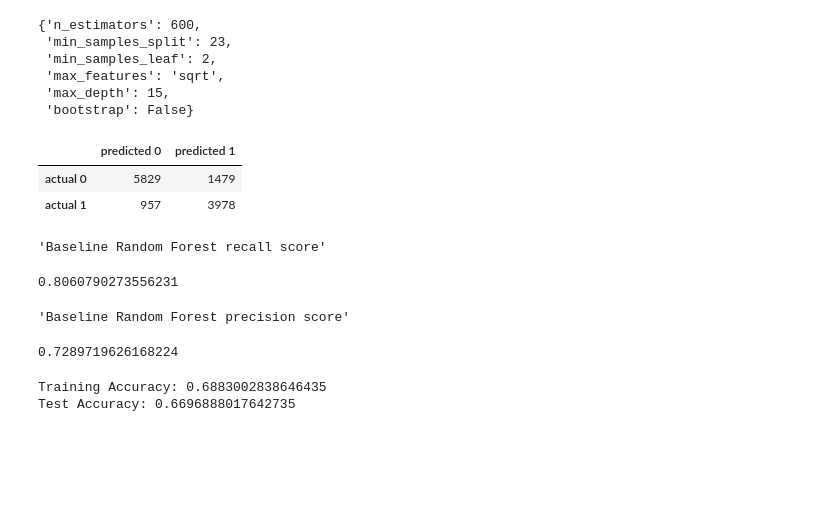
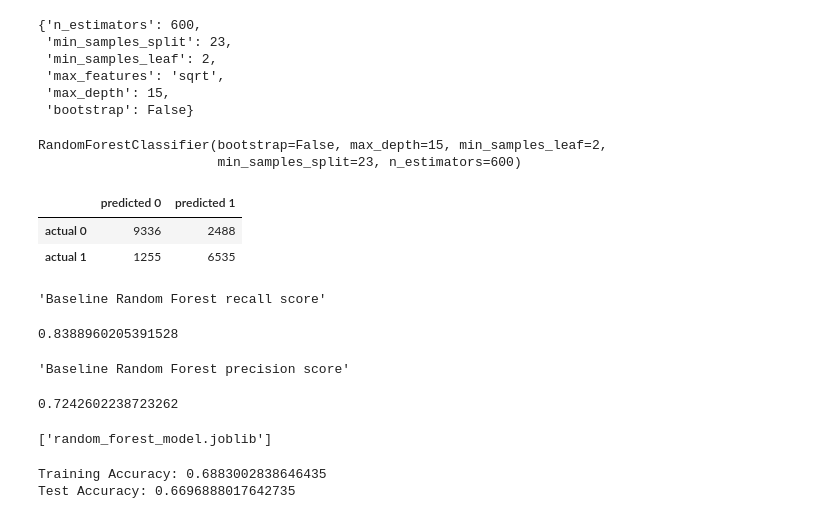
Before and after one commit to dansil2301/MarketBot, a Jupyter notebook: DataAnalyze/AI_traning.ipynb, the cells around one changed output. Saved outputs shown, nothing was run; the diff lists cells and outputs as text; code cells hidden in the pictures; blank space fills up the shorter version.

Commit message:
increased model predictions a little and added a model saver

```diff
--- a/DataAnalyze/AI_traning.ipynb
+++ b/DataAnalyze/AI_traning.ipynb
@@ -271,40 +273,68 @@ Fitting 3 folds for each of 100 candidates, totalling 300 fits
  'max_features': 'sqrt',
  'max_depth': 15,
  'bootstrap': False}
+# %%
+from sklearn.ensemble import RandomForestClassifier
+
+# Define hyperparameters
+param_grid = {
+    'n_estimators': 600,
+    'min_samples_split': 23,
+    'min_samples_leaf': 2,
+    'max_features': 'sqrt',
+    'max_depth': 15,
+    'bootstrap': False
+}
+
+# Instantiate Random Forest classifier with specified hyperparameters
+rf_classifier = RandomForestClassifier(**param_grid)
+
+# Train the model (assuming X_train and y_train are your training data)
+rf_classifier.fit(X_train_scaled, y_train)
+# %% [output]
+RandomForestClassifier(bootstrap=False, max_depth=15, min_samples_leaf=2,
+                       min_samples_split=23, n_estimators=600)
 # %%
 """
 just in case
 {'n_estimators': 600,
  'min_samples_split': 23,
  'min_samples_leaf': 2,
  'max_features': 'sqrt',
  'max_depth': 15,
  'bootstrap': False}
 """
 
 from sklearn.metrics import confusion_matrix, precision_score
 
-y_pred_probs = rfc.predict_proba(X_test_scaled)[:, 1]
-
-new_threshold = 0.5  # Example: setting a higher threshold
-
-# Adjust the predicted labels based on the new threshold
-y_pred = (y_pred_probs >= new_threshold).astype(int)
-#y_pred = rfc.predict(X_test_scaled)
+# y_pred_probs = rfc.predict_proba(X_test_scaled)[:, 1]
+#
+# new_threshold = 0.5  # Example: setting a higher threshold
+#
+# # Adjust the predicted labels based on the new threshold
+# y_pred = (y_pred_probs >= new_threshold).astype(int)
+y_pred = rfc.predict(X_test_scaled)
 
 conf_matrix_baseline = pd.DataFrame(confusion_matrix(y_test, y_pred), index = ['actual 0', 'actual 1'], columns = ['predicted 0', 'predicted 1'])
 
 display(conf_matrix_baseline)
 display('Baseline Random Forest recall score', recall_score(y_test, y_pred))
 display('Baseline Random Forest precision score', precision_score(y_test, y_pred))
 # %% [output]
 |  | predicted 0 | predicted 1 |
-| actual 0 | 5829 | 1479 |
-| actual 1 | 957 | 3978 |
+| actual 0 | 9336 | 2488 |
+| actual 1 | 1255 | 6535 |
 'Baseline Random Forest recall score'
-0.8060790273556231
+0.8388960205391528
 'Baseline Random Forest precision score'
-0.7289719626168224
+0.7242602238723262
+# %%
+from joblib import dump
+
+model_filename = 'random_forest_model.joblib'
+dump(rfc, model_filename)
+# %% [output]
+['random_forest_model.joblib']
 # %%
 from sklearn.ensemble import GradientBoostingClassifier
 from sklearn.metrics import recall_score
```
Also changed, not shown: parts of 7 cells of this notebook, 2 other files.
